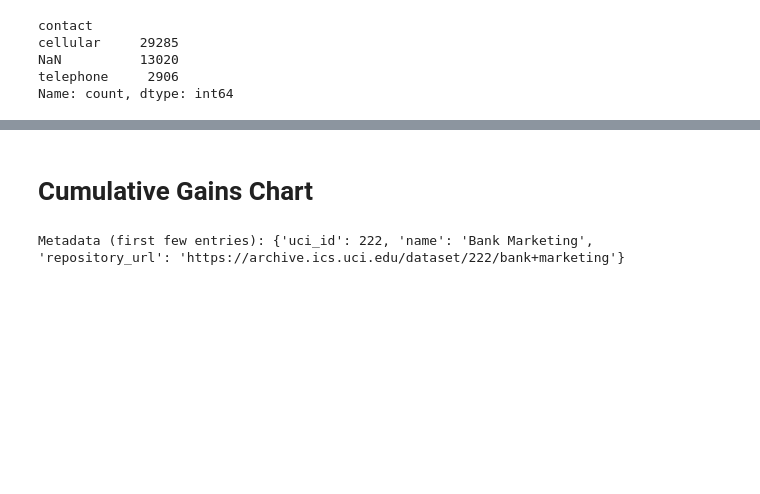
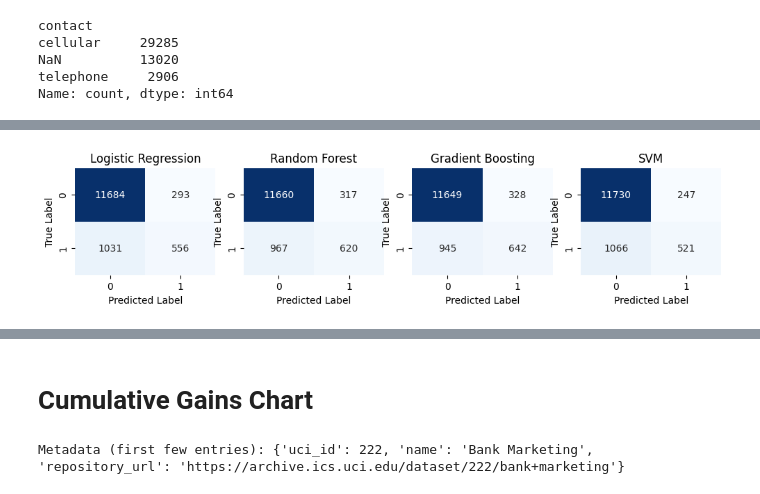
Before and after one commit to josuesandoval-beep/Final-Project-Bank-Marketing, a Jupyter notebook: Final_Project_Bank_Marketing.ipynb, the cells around one changed output, grey strips where cells are left out. Drawn from its saved outputs; the diff is of its cells as text; code cells hidden in the pictures; blank space fills up the shorter version.

```diff
--- a/Final_Project_Bank_Marketing.ipynb
+++ b/Final_Project_Bank_Marketing.ipynb
@@ -244,0 +408,98 @@ Name: count, dtype: int64
+# %%
+#from ucimlrepo import fetch_ucirepo
+
+# Ensure X and y are defined. If not, fetch the dataset.
+#if 'X' not in globals() or 'y' not in globals():
+#    print("Fetching bank_marketing data as X and y are not defined.")
+#    bank_marketing = fetch_ucirepo(id=222)
+#    X = bank_marketing.data.features
+#    y = bank_marketing.data.targets
+
+if isinstance(y, pd.DataFrame):
+    y = LabelEncoder().fit_transform(y['y'])
+#else:
+#    y = LabelEncoder().fit_transform(y)
+
+# Split Data
+X_train, X_test, y_train, y_test = train_test_split(X, y, test_size=0.3, random_state=42, stratify=y)
+
+# Define Preprocessing
+numeric_features = ['age', 'balance', 'day_of_week', 'duration', 'campaign', 'pdays', 'previous']
+categorical_features = ['job', 'marital', 'education', 'default', 'housing', 'loan', 'contact', 'month', 'poutcome']
+
+preprocessor = ColumnTransformer(
+    transformers=[
+        ('num', StandardScaler(), numeric_features),
+        ('cat', OneHotEncoder(handle_unknown='ignore'), categorical_features)
+    ])
+
+# Define Models
+models = {
+    "Logistic Regression": LogisticRegression(max_iter=1000, random_state=42),
+    "Random Forest": RandomForestClassifier(random_state=42),
+    "Gradient Boosting": GradientBoostingClassifier(random_state=42),
+    "SVM": SVC(probability=True, random_state=42)
+}
+
+
+# Evaluate Models
+# Setup a 2x2 grid for Confusion Matrices
+fig_cm, axes = plt.subplots(1, 4, figsize=(12, 2))
+axes = axes.flatten()
+
+# Setup a single plot for ROC Curves
+fig_roc = plt.figure(figsize=(6, 5))
+
+results = []
+for i, (name, model) in enumerate(models.items()):
+    clf = Pipeline(steps=[('preprocessor', preprocessor), ('classifier', model)])
+    clf.fit(X_train, y_train)
+    y_pred = clf.predict(X_test)
+    y_proba = clf.predict_proba(X_test)[:, 1]
+
+    # --- Confusion Matrix ---
+    cm = confusion_matrix(y_test, y_pred)
+    sns.heatmap(cm, annot=True, fmt='d', cmap='Blues', cbar=False, ax=axes[i])
+    axes[i].set_title(f'{name}')
+    axes[i].set_xlabel('Predicted Label')
+    axes[i].set_ylabel('True Label')
+
+    # --- ROC Curve ---
+    fpr, tpr, _ = roc_curve(y_test, y_proba)
+    auc = roc_auc_score(y_test, y_proba)
+    # Plot on the active ROC figure
+    plt.figure(fig_roc.number)
+    plt.plot(fpr, tpr, label=f'{name} (AUC = {auc:.2f})', linewidth=1.5)
+
+    results.append({
+        "Model": name,
+        "Accuracy": accuracy_score(y_test, y_pred),
+        "Precision": precision_score(y_test, y_pred),
+        "Recall": recall_score(y_test, y_pred),
+        "F1 Score": f1_score(y_test, y_pred),
+        "AUC": roc_auc_score(y_test, y_proba)
+    })
+
+# Print Results
+results_df = pd.DataFrame(results)
+print(results_df)
+
+# --- Finalize ROC Curve Comparison ---
+plt.plot([0, 1], [0, 1], 'k--', lw=1.5) # Diagonal line
+plt.xlim([0.0, 1.0])
+plt.ylim([0.0, 1.05])
+plt.xlabel('False Positive Rate', fontsize=10)
+plt.ylabel('True Positive Rate', fontsize=10)
+plt.title('ROC Curve Comparison', fontsize=12)
+plt.xticks(fontsize=9)
+plt.yticks(fontsize=9)
+plt.legend(loc="lower right", fontsize=9)
+plt.tight_layout()
+plt.show()
+
+# --- Finalize Confusion Matrices ---
+plt.figure(fig_cm.number)
+fig_cm.suptitle('Confusion Matrices', fontsize=12)
+fig_cm.tight_layout() # Trims excess whitespace
+plt.show()
+# %% [output]
@@ -244,0 +511 @@ Name: count, dtype: int64
+[figure, added]
```
Also changed, not shown: parts of 26 cells of this notebook.
